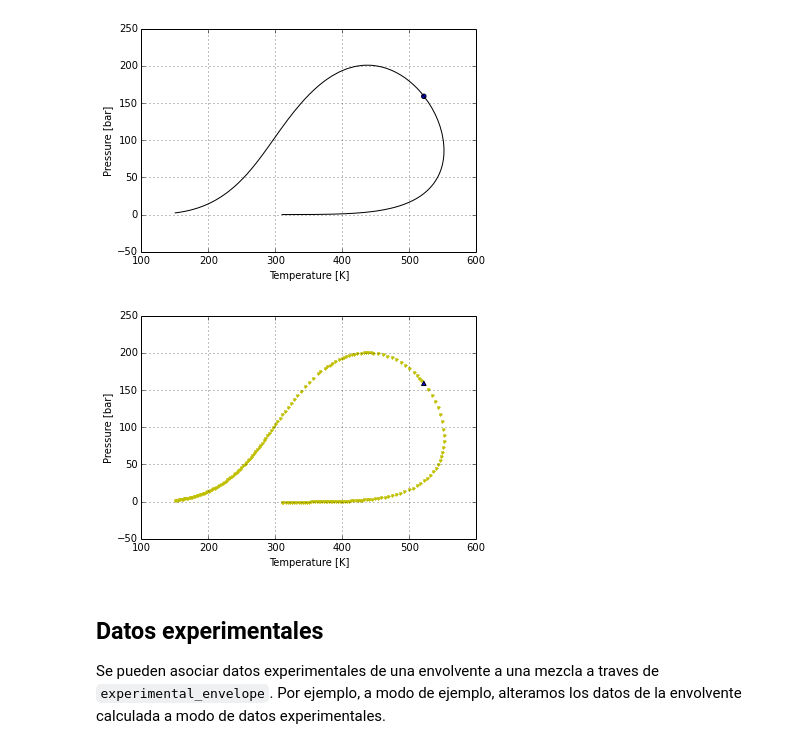
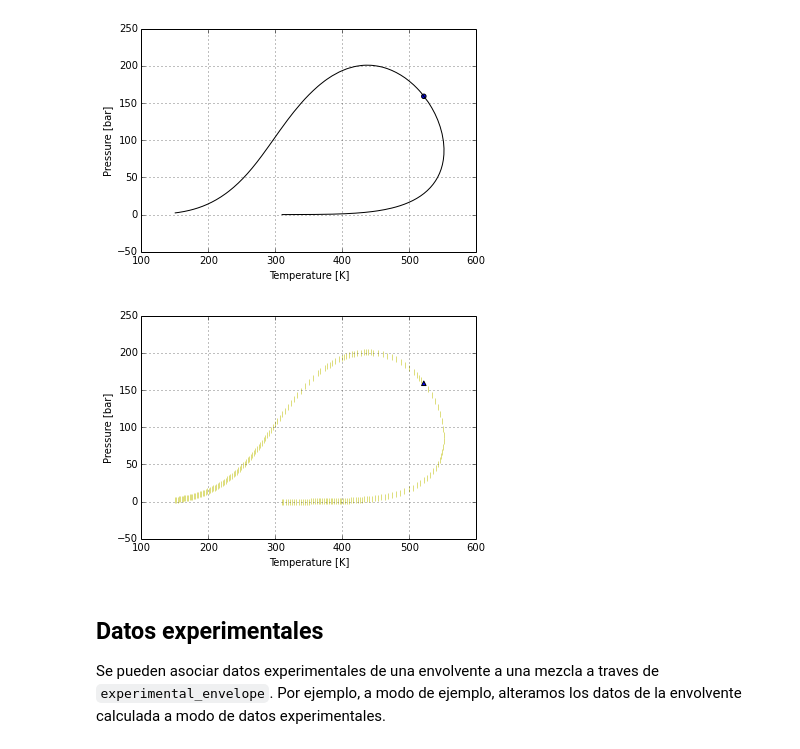
Before and after one commit to phasety/sur, a Jupyter notebook: examples/basic_envelope.ipynb, the cells around one changed output. Drawn from its saved outputs; the diff is of its cells as text; code cells hidden in the pictures.

```diff
--- a/examples/basic_envelope.ipynb
+++ b/examples/basic_envelope.ipynb
@@ -18,0 +20,10 @@ m.add_many("methane co2 n-decane", "0.25 0.50 0.25")
+# %%
+mi_mezcla = Mixture(name="tal cosa")
+mi_mezcla.add('methane', .4)
+mi_mezcla['ethane'] = .3
+mi_mezcla['co2'] = .2002
+mi_mezcla.add('water')
+
+mi_mezcla.name
+
+b
@@ -19,7 +34,7 @@ m.add_many("methane co2 n-decane", "0.25 0.50 0.25")
 # %% [markdown]
 ## Definición de la configuración (RKPR)
 # %%
-setup = EosSetup.objects.create(eos='RKPR', kij_mode=EosSetup.CONSTANTS,  lij_mode=EosSetup.CONSTANTS)
+setup = EosSetup.objects.create(eos='PR', kij_mode=EosSetup.CONSTANTS,  lij_mode=EosSetup.ZERO)
 setup.set_interaction('kij', 'methane', 'co2', .1)
 setup.set_interaction('kij', 'co2', 'n-decane',  0.091)
 setup.set_interaction('lij', 'co2', 'n-decane',  -0.90)
@@ -44,5 +61,4 @@ array([[ 0. ,  0. ,  0. ],
 
 Para simular una envolvente se llama al método `get_envelope` de la mezcla con una configuración
 # %%
-env = m.get_envelope(setup)
-env
+env = mi_mezcla.get_envelope(setup)
@@ -92,9 +111,9 @@ env.plot(format='k')   # envolvente en linea negra continua
 # %% [output]
 [figure]
 # %%
-env.plot(critical_point='^', format='.y')    # envolvente en amarillo punteado y punto critico como un triangulo
+env.plot(critical_point='^', format='|y')    # envolvente en amarillo punteado y punto critico como un triangulo
 # %% [output]
-[figure, old version]
+[figure, new version]
 # %% [markdown]
 ## Datos experimentales
 
```
Also changed, not shown: parts of 13 cells of this notebook, 1 other file.
